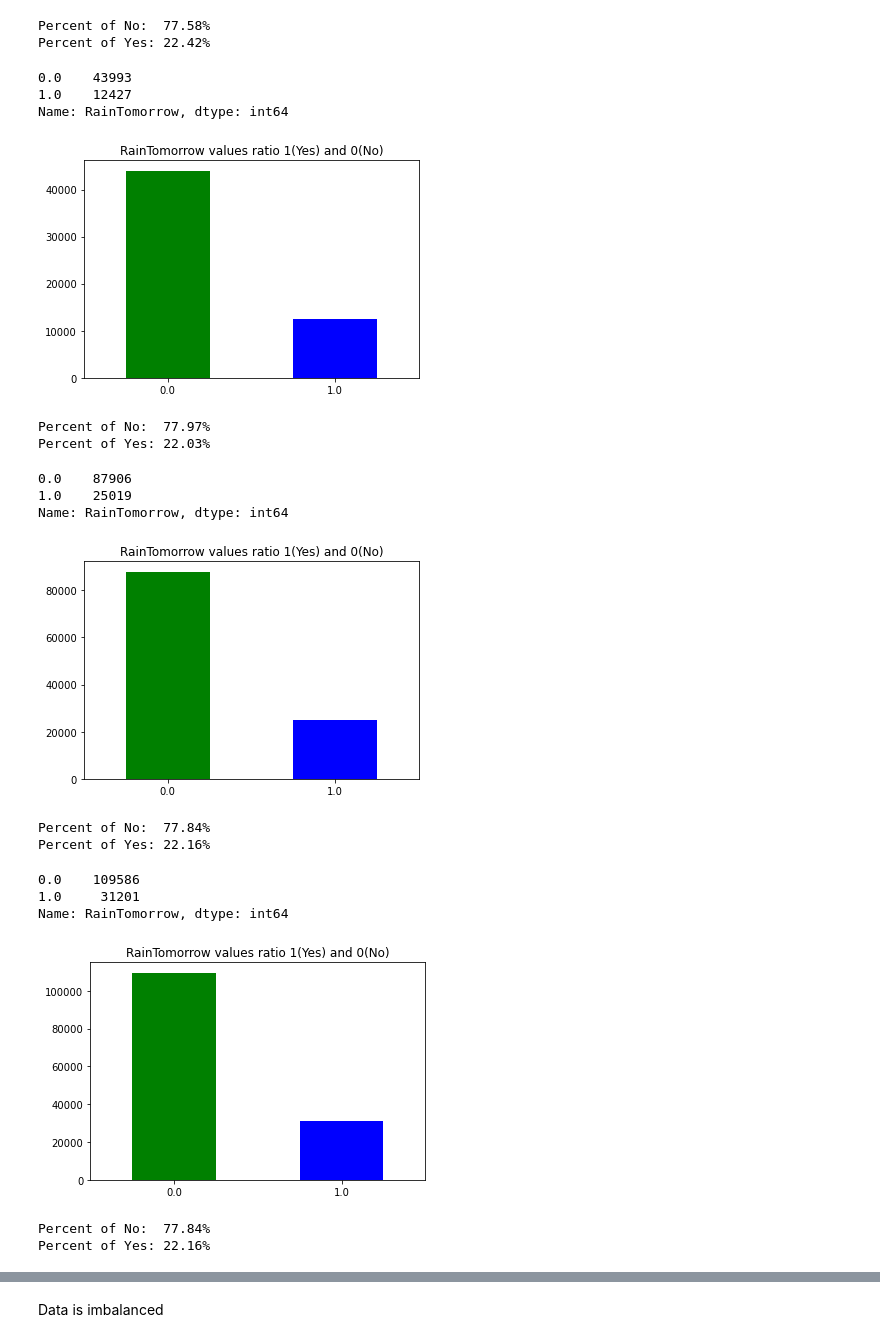
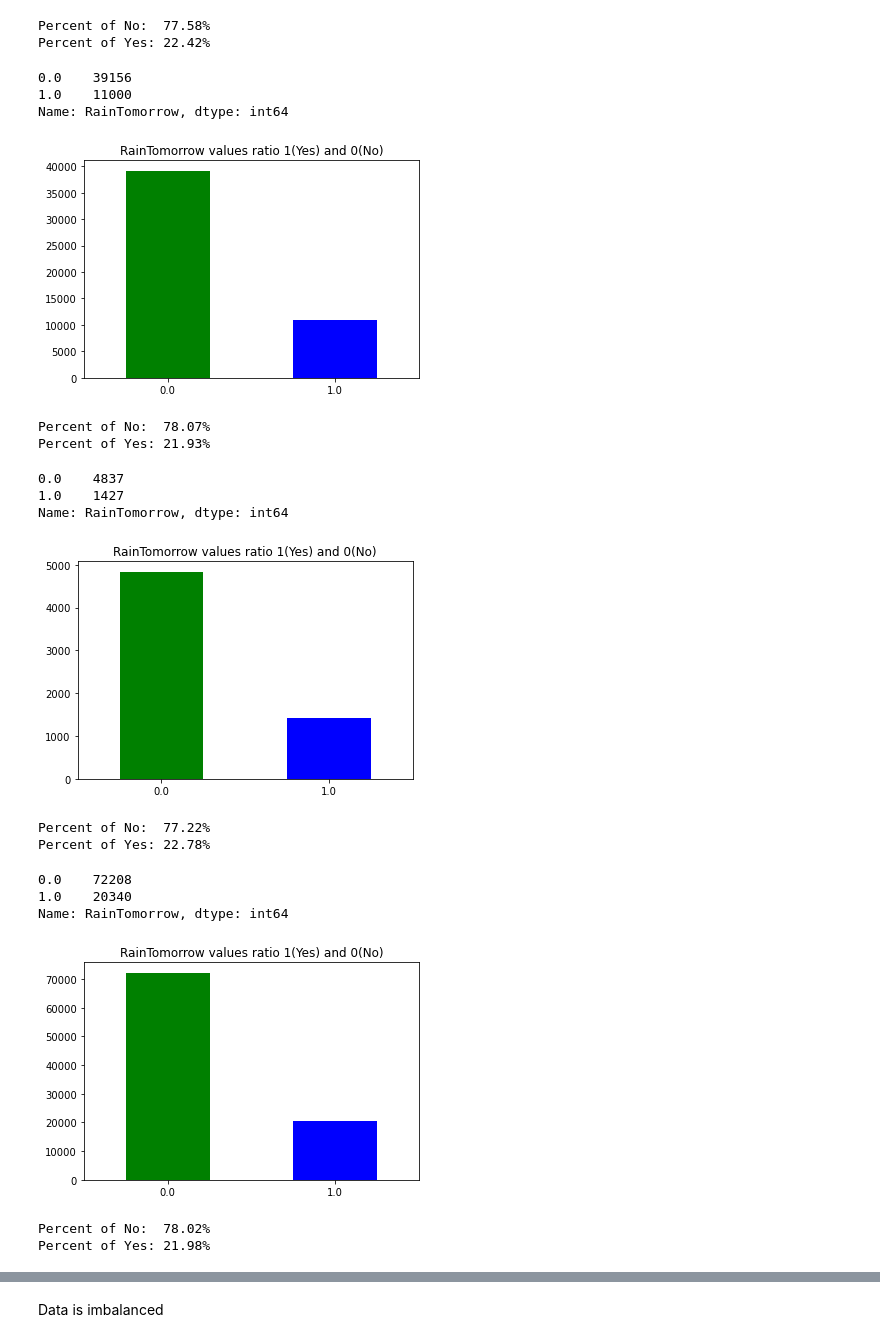
Before and after one commit to KatarzynaKow/Rain_prediction, a Jupyter notebook: Rain_prediction.ipynb, the cells around one changed output, grey strips where cells are left out. Cells and saved outputs as stored; diff of their text form; code cells hidden in the pictures.

```diff
--- a/Rain_prediction.ipynb
+++ b/Rain_prediction.ipynb
@@ -547,0 +554,7 @@ dtype: float64
+# %%
+Cut_off = '01.01.2016'
+df_train_full = df_full[df_full.Date <= Cut_off]
+df_test_full = df_full[df_full.Date > Cut_off]
+# %%
+df_train_SECC = df_SECC[df_SECC.Date <= Cut_off]
+df_test_SECC = df_SECC[df_SECC.Date > Cut_off]
@@ -685,29 +717,29 @@ Name: RainTomorrow, dtype: int64
 Percent of No:  77.58%
 Percent of Yes: 22.42%
 # %%
-ratio_of_y(df_full.RainTomorrow)
+ratio_of_y(df_train_full.RainTomorrow)
 # %% [output]
-0.0    43993
-1.0    12427
+0.0    39156
+1.0    11000
 Name: RainTomorrow, dtype: int64
-[figure, old version]
+[figure, new version]
-Percent of No:  77.97%
-Percent of Yes: 22.03%
+Percent of No:  78.07%
+Percent of Yes: 21.93%
 # %%
-ratio_of_y(df_SECC.RainTomorrow)
+ratio_of_y(df_test_full.RainTomorrow)
 # %% [output]
-0.0    87906
-1.0    25019
+0.0    4837
+1.0    1427
 Name: RainTomorrow, dtype: int64
-[figure, old version]
+[figure, new version]
-Percent of No:  77.84%
-Percent of Yes: 22.16%
+Percent of No:  77.22%
+Percent of Yes: 22.78%
 # %%
-ratio_of_y(df_M.RainTomorrow)
+ratio_of_y(df_train_SECC.RainTomorrow)
 # %% [output]
-0.0    109586
-1.0     31201
+0.0    72208
+1.0    20340
 Name: RainTomorrow, dtype: int64
-[figure, old version]
+[figure, new version]
-Percent of No:  77.84%
-Percent of Yes: 22.16%
+Percent of No:  78.02%
+Percent of Yes: 21.98%
```
Also changed, not shown: parts of 168 cells of this notebook.
